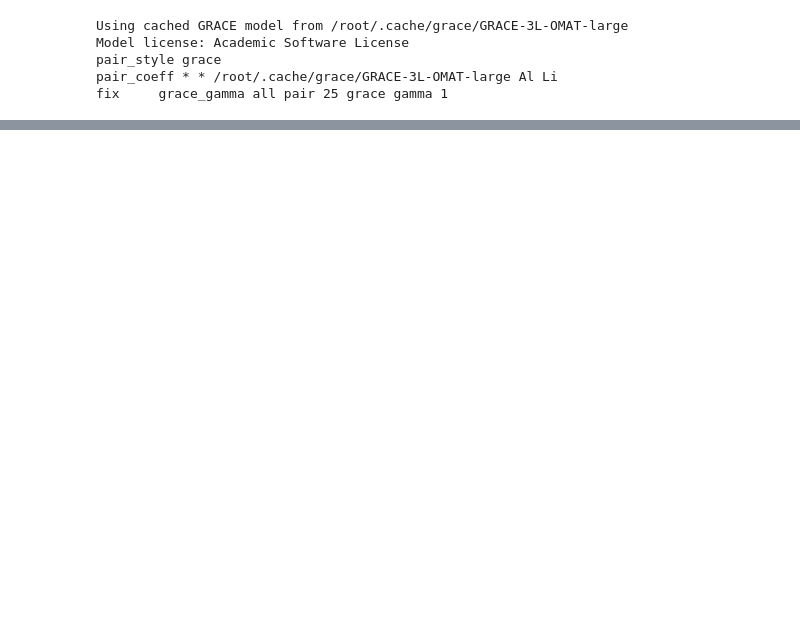
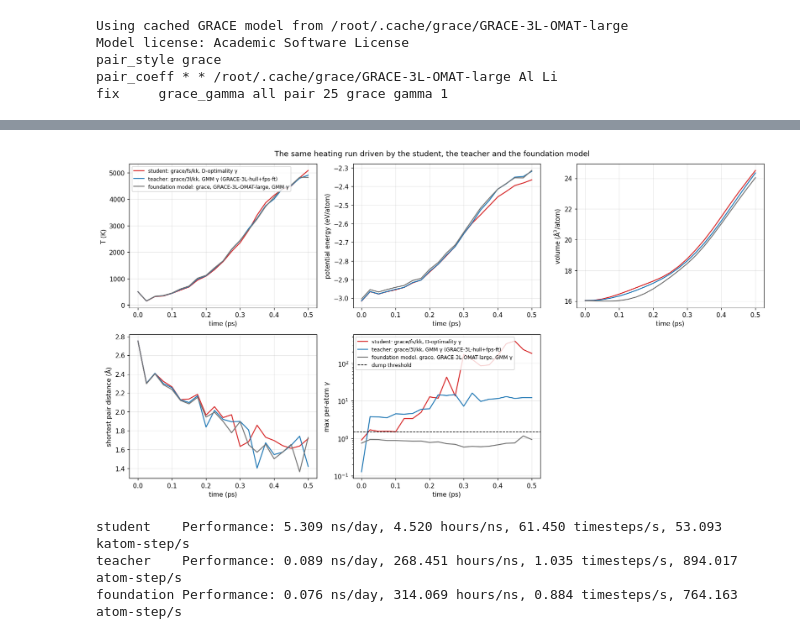
Before and after one commit to yury-lysogorskiy/grace-colab-tutorial, a Jupyter notebook: GRACE-AlLi-tutorial.ipynb, the cells around one changed output, grey strips where cells are left out. Cells and saved outputs as stored; diff of their text form; code cells hidden in the pictures; blank space fills up the shorter version.

```diff
--- a/GRACE-AlLi-tutorial.ipynb
+++ b/GRACE-AlLi-tutorial.ipynb
@@ -1512,7 +1584,11 @@ if not have(errors_file, "(model errors)"):
             print(f"   {mname:34s} on {sname:22s} done ({time.time()-t0:.0f}s)")
     save(pd.DataFrame(rows), errors_file)
 
-model_errors = load(errors_file)
+model_errors = load(errors_file).assign(training="hull + fps (this run)")
+reference    = load(REF_ERRORS)
+reference    = reference[~reference["model"].str.contains("foundation")].assign(training="hull only (reference)")
+both = pd.concat([model_errors, reference], ignore_index=True)
+both["model"] = both["model"].str.replace(r"GRACE-3L-hull(\+fps)?-ft", "GRACE-3L finetuned", regex=True)
 for col in ("E-MAE (meV/at)", "F-MAE (meV/A)", "shift (meV/at)"):
     print(f"\n{col}")
-    display(model_errors.pivot(index="model", columns="set", values=col).round(2))
+    display(both.pivot(index=["model", "training"], columns="set", values=col).round(2))
@@ -1929,27 +2150,32 @@ if not have(log_f, "(foundation-model MD already run)"):
 # %%
 thermo_t, thermo_f = read_thermo(log_t), read_thermo(log_f)
 n_md = int(next(l.split()[0] for l in open(MD / "AlLi.lammps-data") if l.strip().endswith(" atoms")))   # atoms in the MD cell
 RUNS = [(thermo,   "student: grace/fs/kk, D-optimality γ",            "tab:red"),
-        (thermo_t, f"teacher: grace/3l/kk, NCM γ ({TEACHER_NAME})",      "tab:blue"),
-        (thermo_f, "foundation model: grace, GRACE-3L-OMAT-large, NCM γ", "0.45")]
+        (thermo_t, f"teacher: grace/3l/kk, GMM γ ({TEACHER_NAME})",      "tab:blue"),
+        (thermo_f, "foundation model: grace, GRACE-3L-OMAT-large, GMM γ", "0.45")]
 PANELS = [("Temp",        lambda th: th["Temp"],                       "T (K)",                    False),
           ("PotEng",      lambda th: th["PotEng"]/n_md,         "potential energy (eV/atom)", False),
           ("Volume",      lambda th: th["Volume"]/n_md,         "volume (Å$^3$/atom)",       False),
           ("c_min_dist",  lambda th: th["c_min_dist"],                 "shortest pair distance (Å)", False),
           ("c_max_gamma", lambda th: th["c_max_gamma"],                r"max per-atom $\gamma$",     True)]
 fig, axes = plt.subplots(2, 3, figsize=(15, 8)); axes = axes.ravel()
 for ax, (col, get, ylabel, log) in zip(axes, PANELS):
     for th, lab, c in RUNS:
         ax.plot(th["Step"]*0.001, get(th), color=c, label=lab)          # 1 fs timestep -> ps
     ax.set_xlabel("time (ps)"); ax.set_ylabel(ylabel)
     if log:
         ax.set_yscale("log"); ax.axhline(1.5, ls="--", c="k", lw=1, label="dump threshold")
 axes[0].legend(fontsize=8); axes[4].legend(fontsize=8)
 axes[5].axis("off"); fig.suptitle("The same heating run driven by the student, the teacher and the foundation model"); plt.tight_layout(); plt.show()
 
 for name, lf in [("student", log_file), ("teacher", log_t), ("foundation", log_f)]:
     perf = [l.strip() for l in open(lf) if l.startswith("Performance:")]
     print(f"{name:10s} {perf[-1] if perf else '(no Performance line)'}")
+# %% [output]
+[figure, added]
+student    Performance: 5.309 ns/day, 4.520 hours/ns, 61.450 timesteps/s, 53.093 katom-step/s
+teacher    Performance: 0.089 ns/day, 268.451 hours/ns, 1.035 timesteps/s, 894.017 atom-step/s
+foundation Performance: 0.076 ns/day, 314.069 hours/ns, 0.884 timesteps/s, 764.163 atom-step/s
 # %% [markdown]
 ## Summary
 
```
Also changed, not shown: parts of 54 cells of this notebook.
